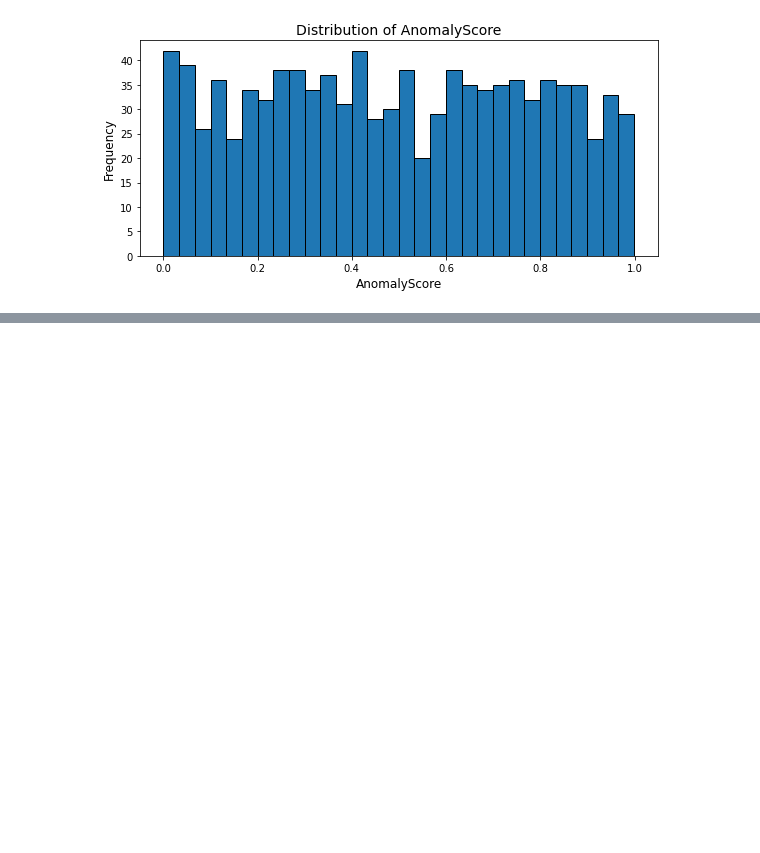
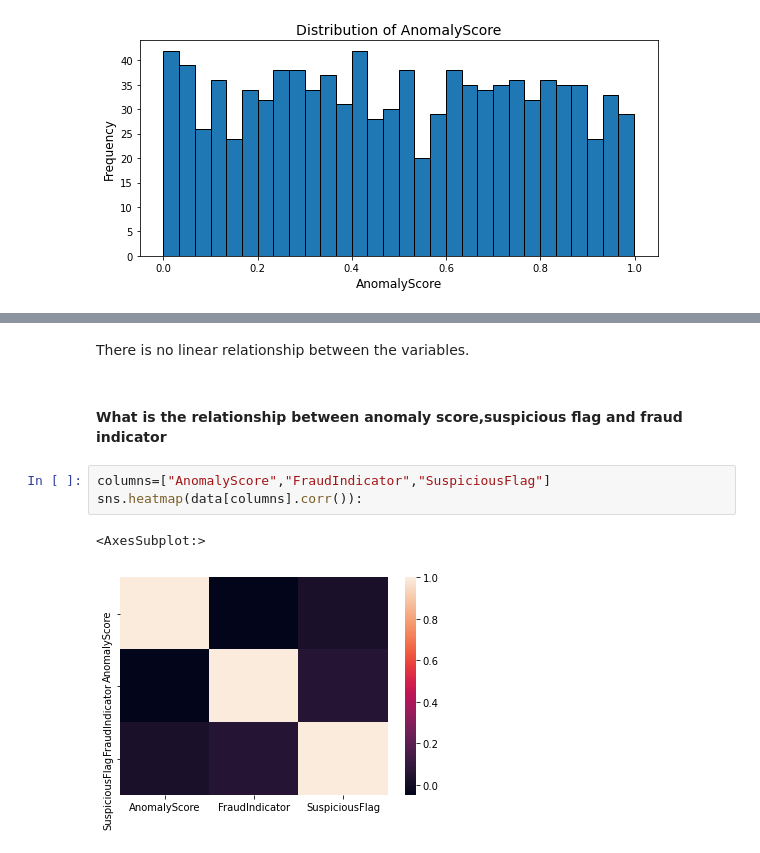
Before and after one commit to ochiengstephen254/fraud-detection, a Jupyter notebook: workbook.ipynb, the cells around one changed output, grey strips where cells are left out. Drawn from its saved outputs; the diff is of its cells as text; blank space fills up the shorter version.

```diff
--- a/workbook.ipynb
+++ b/workbook.ipynb
@@ -437 +426,11 @@ Name: LastLogin, Length: 1000, dtype: datetime64[ns]
+# %% [markdown]
+There is no linear relationship between the variables.
+# %% [markdown]
+#### What is the relationship between anomaly score,suspicious flag and fraud indicator
+# %%
+columns=["AnomalyScore","FraudIndicator","SuspiciousFlag"]
+sns.heatmap(data[columns].corr()):
+# %% [output]
+<AxesSubplot:>
+[figure, added]
 # %%
```
Also changed, not shown: parts of 20 cells of this notebook.
